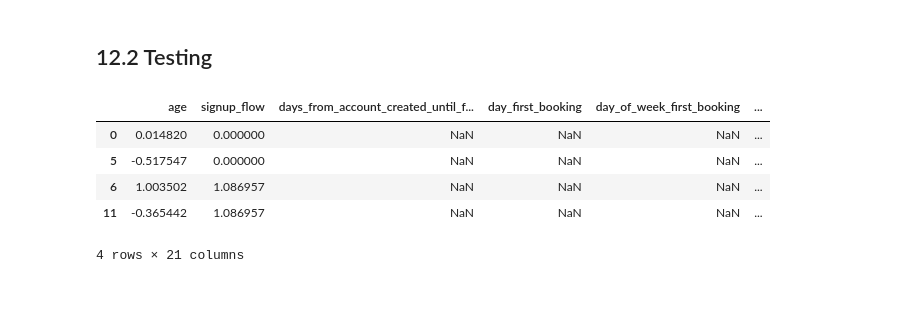
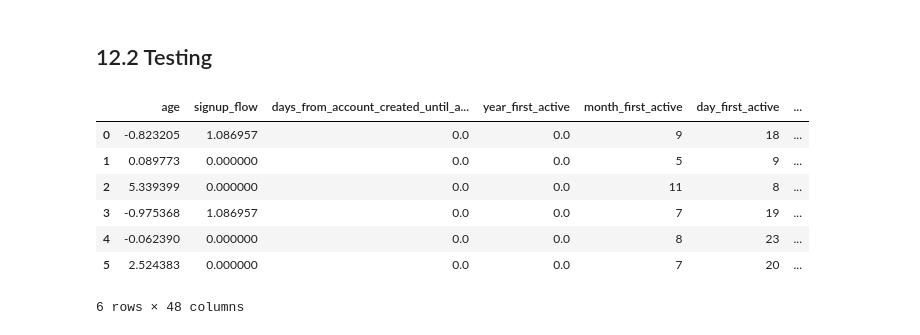
Before and after one commit to Gab28-20/Prediction-AirBNB, a Jupyter notebook: ciclo012 - Prediction AirBNB - KNN Test.ipynb, the cells around one changed output. Saved outputs shown, nothing was run; the diff lists cells and outputs as text; code cells hidden in the pictures; blank space fills up the shorter version.

```diff
--- a/ciclo012 - Prediction AirBNB - KNN Test.ipynb
+++ b/ciclo012 - Prediction AirBNB - KNN Test.ipynb
@@ -51 +61,29 @@ from sklearn.model_selection import GridSearchCV
+# %%
+def obter_estacao(date):
+
+    mes = date.month
+    dia = date.day
+
+    if (dia >= 21 and mes == 12) or (dia >= 1 and mes < 3) or (dia <= 19 and mes == 3):
+        return 'Winter'
+
+    elif (dia >= 20 and mes == 3) or (dia >= 1 and mes < 6) or (dia <= 19 and mes == 6):
+        return 'Spring'
+
+    elif (dia >= 20 and mes == 6) or (dia >= 1 and mes < 9) or (dia <= 21 and mes == 9):
+        return 'Summer'
+
+    else:
+        return 'Fall'
+# %%
+def age(age):
+
+    if age <= 29:
+        return 'Young'
+
+    elif age <= 65:
+        return 'Adult'
+
+    else:
+        return 'Old'
 # %%
@@ -1704,14 +1467,16 @@ See the caveats in the documentation: https://pandas.pydata.org/pandas-docs/stab
 # %% [markdown]
 ## 12.2 Testing
 # %%
-df_testing = df_prepared.iloc[0:4]
+df_testing = df_prepared.sample(6).reset_index(drop = True)
 df_testing
 # %% [output]
-|  | age | signup_flow | days_from_account_created_until_f... | day_first_booking | day_of_week_first_booking | ... |
-| 0 | 0.014820 | 0.000000 | NaN | NaN | NaN | ... |
-| 5 | -0.517547 | 0.000000 | NaN | NaN | NaN | ... |
-| 6 | 1.003502 | 1.086957 | NaN | NaN | NaN | ... |
-| 11 | -0.365442 | 1.086957 | NaN | NaN | NaN | ... |
+|  | age | signup_flow | days_from_account_created_until_a... | year_first_active | month_first_active | day_first_active | ... |
+| 0 | -0.823205 | 1.086957 | 0.0 | 0.0 | 9 | 18 | ... |
+| 1 | 0.089773 | 0.000000 | 0.0 | 0.0 | 5 | 9 | ... |
+| 2 | 5.339399 | 0.000000 | 0.0 | 0.0 | 11 | 8 | ... |
+| 3 | -0.975368 | 1.086957 | 0.0 | 0.0 | 7 | 19 | ... |
+| 4 | -0.062390 | 0.000000 | 0.0 | 0.0 | 8 | 23 | ... |
+| 5 | 2.524383 | 0.000000 | 0.0 | 0.0 | 7 | 20 | ... |
-4 rows × 21 columns
+6 rows × 48 columns
 # %%
 yhat_test = modelo.predict(df_testing)
```
Also changed, not shown: parts of 123 cells of this notebook.
